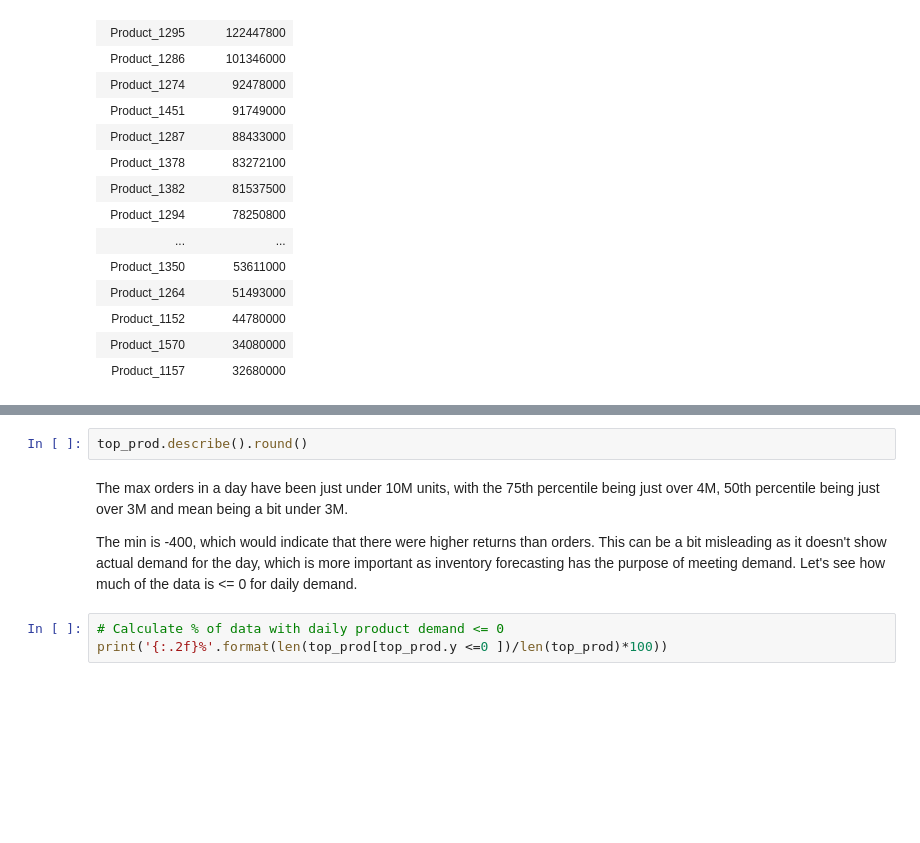
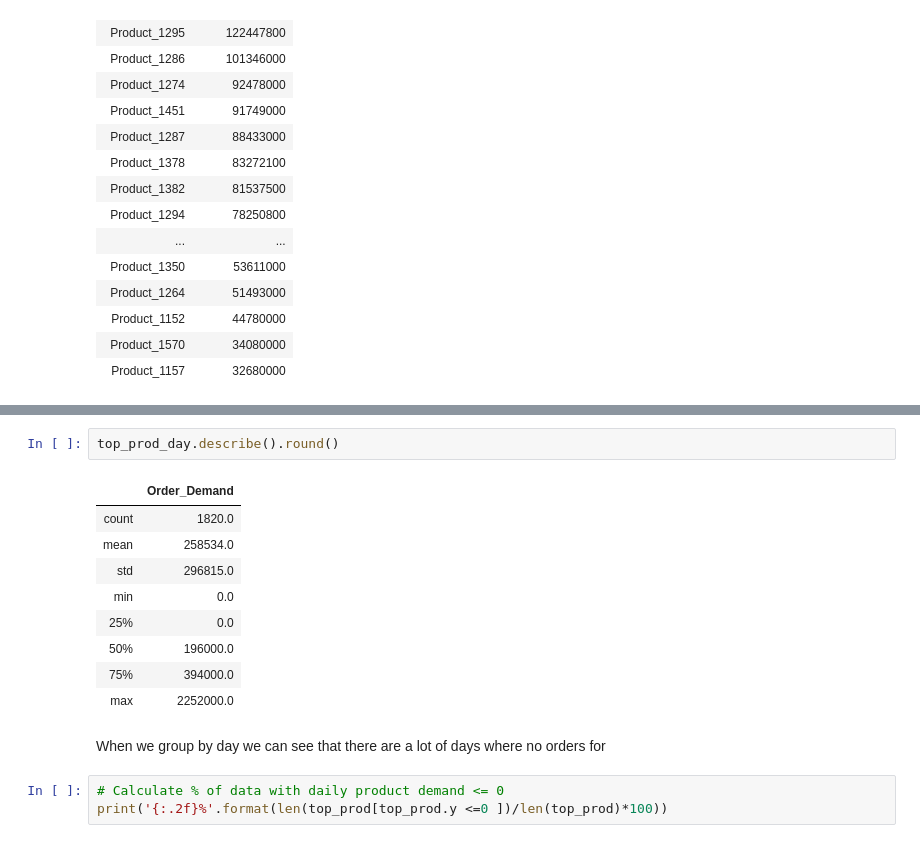
Before and after one commit to JessicaFB/Product-Demand-Forecasting, a Jupyter notebook: Product-Demand-Forecasting.ipynb, the cells around one changed output, grey strips where cells are left out. Saved outputs shown, nothing was run; the diff lists cells and outputs as text; blank space fills up the shorter version.

```diff
--- a/Product-Demand-Forecasting.ipynb
+++ b/Product-Demand-Forecasting.ipynb
@@ -699,9 +779,17 @@ plt.show()
 # %%
-top_prod.describe().round()
+top_prod_day.describe().round()
+# %% [output]
+|  | Order_Demand |
+| count | 1820.0 |
+| mean | 258534.0 |
+| std | 296815.0 |
+| min | 0.0 |
+| 25% | 0.0 |
+| 50% | 196000.0 |
+| 75% | 394000.0 |
+| max | 2252000.0 |
-# %% [markdown]
-The max orders in a day have been just under 10M units, with the 75th percentile being just over 4M, 50th percentile being just over 3M and mean being a bit under 3M.
-
-The min is -400, which would indicate that there were higher returns than orders. This can be a bit misleading as it doesn't show actual demand for the day, which is more important as inventory forecasting has the purpose of meeting demand. Let's see how much of the data is <= 0 for daily demand.
+# %% [markdown]
+When we group by day we can see that there are a lot of days where no orders for
 # %%
 # Calculate % of data with daily product demand <= 0
 print('{:.2f}%'.format(len(top_prod[top_prod.y <=0 ])/len(top_prod)*100))
```
Also changed, not shown: parts of 35 cells of this notebook.
